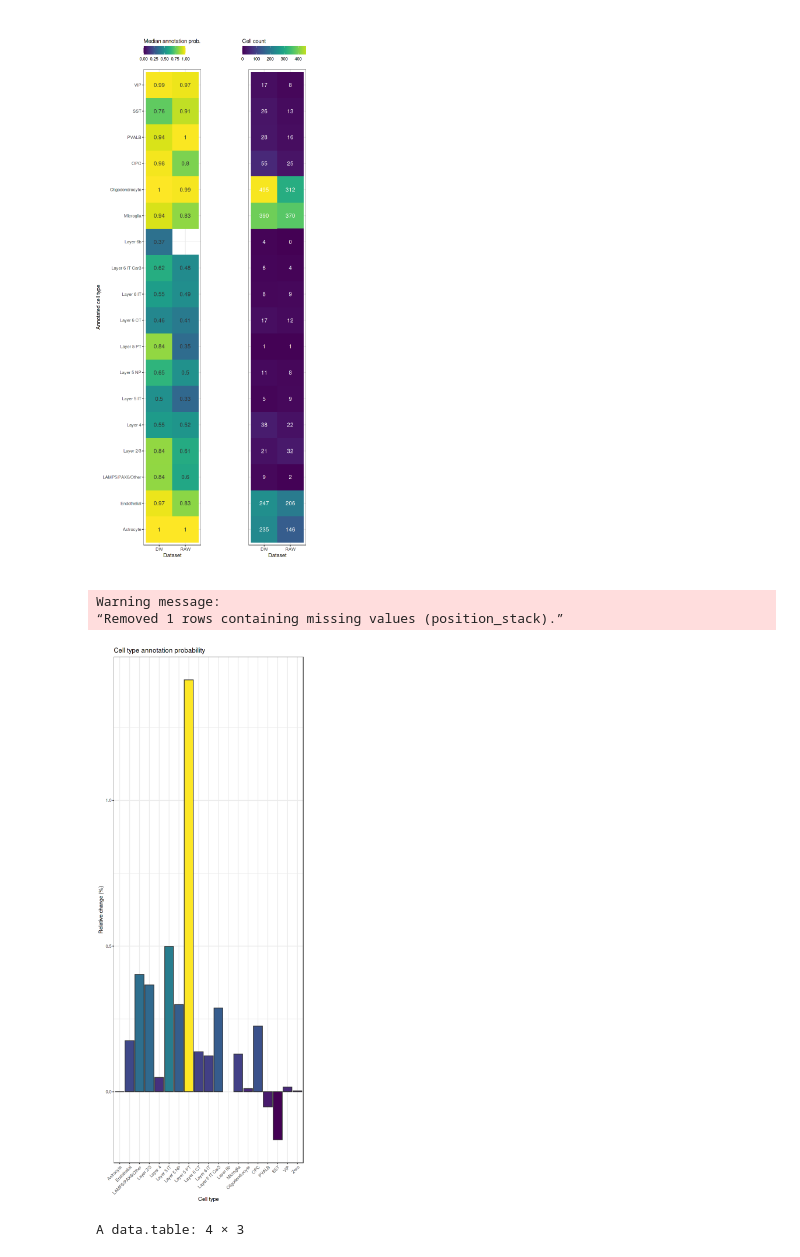
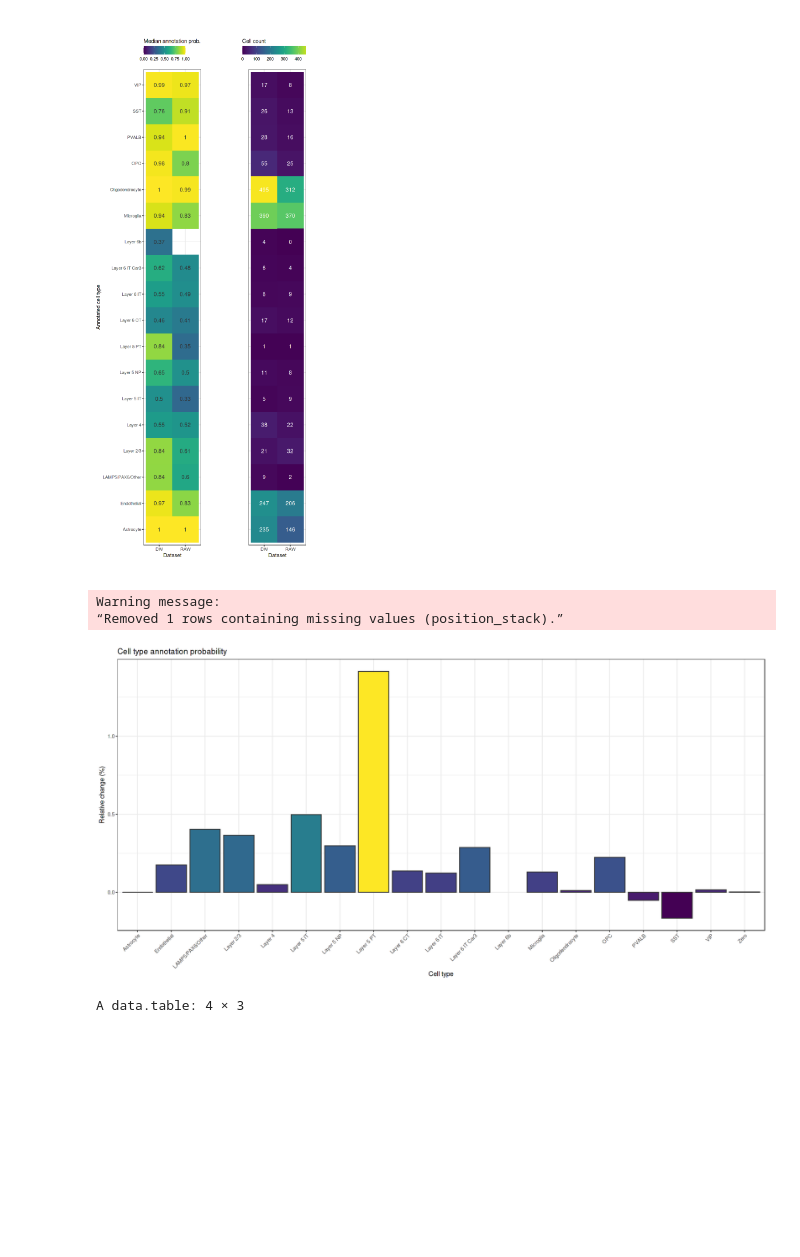
Before and after one commit to ggirelli/deconwolf-in-situ-transcriptomics, a Jupyter notebook: notebooks/2.0_strip.ipynb, the cells around one changed output. Cells and saved outputs as stored; diff of their text form; code cells hidden in the pictures; blank space fills up the shorter version.

```diff
--- a/notebooks/2.0_strip.ipynb
+++ b/notebooks/2.0_strip.ipynb
@@ -252,14 +288,15 @@ ggsave(plot=p, file="plots/median_annotation_probability.noZeros.heatmap.png", w
 # %%
 save_and_plot(p2, "plots/cell_counts.noZeros", width=6, height=24, formats=c("png", "jpg", "pdf"))
 # %%
+options(repr.plot.width=16, repr.plot.height=8)
 ggplot(dcast(cell_data[, .(pmedian=median(Prob)), by=c("ClassName", "image_type")], ClassName~image_type, value.var="pmedian")[, .(ClassName, reldelta=dw/raw-1)]) +
     geom_col(aes(x=ClassName, y=reldelta, fill=reldelta*100), color="#323232") +
     theme_bw() + scale_fill_viridis() + theme(axis.text.x=element_text(angle=45, hjust=1)) +
     labs(x="Cell type", y="Relative change (%)", title="Cell type annotation probability") + guides(fill="none")
 # %% [output]
 Warning message:
 “Removed 1 rows containing missing values (position_stack).”
-[figure, old version]
+[figure, new version]
 # %%
 cell_data[, .(image_type, assigned="Zero" != ClassName)][, .N, by=c("image_type", "assigned")]
 print(1613+570)
```
Also changed, not shown: parts of 3 cells of this notebook, 7 other files.
